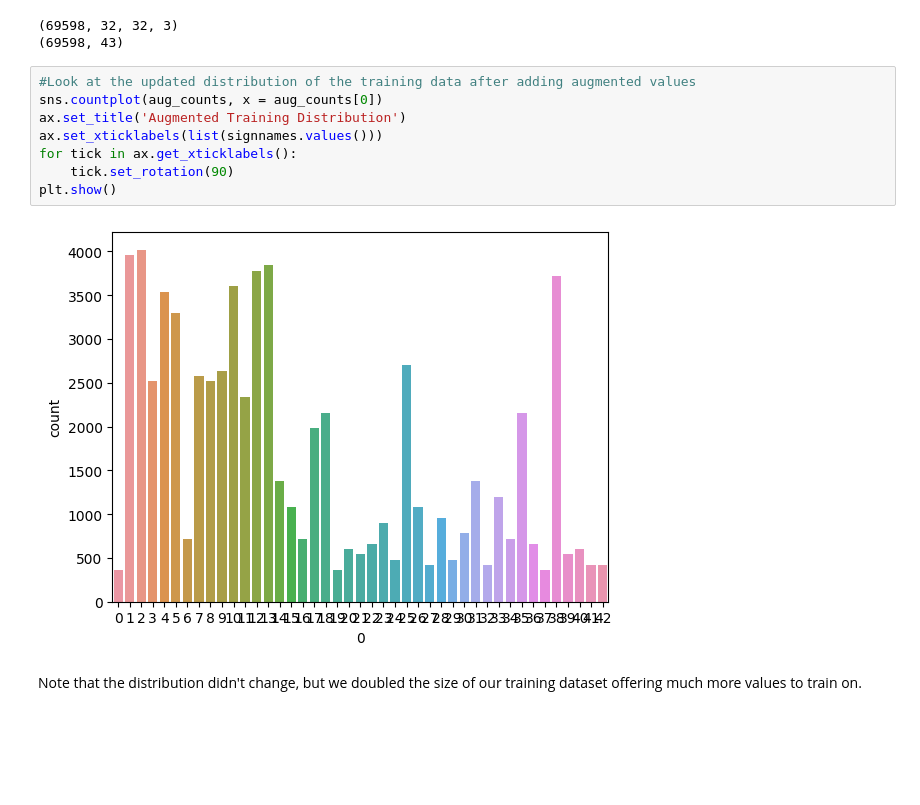
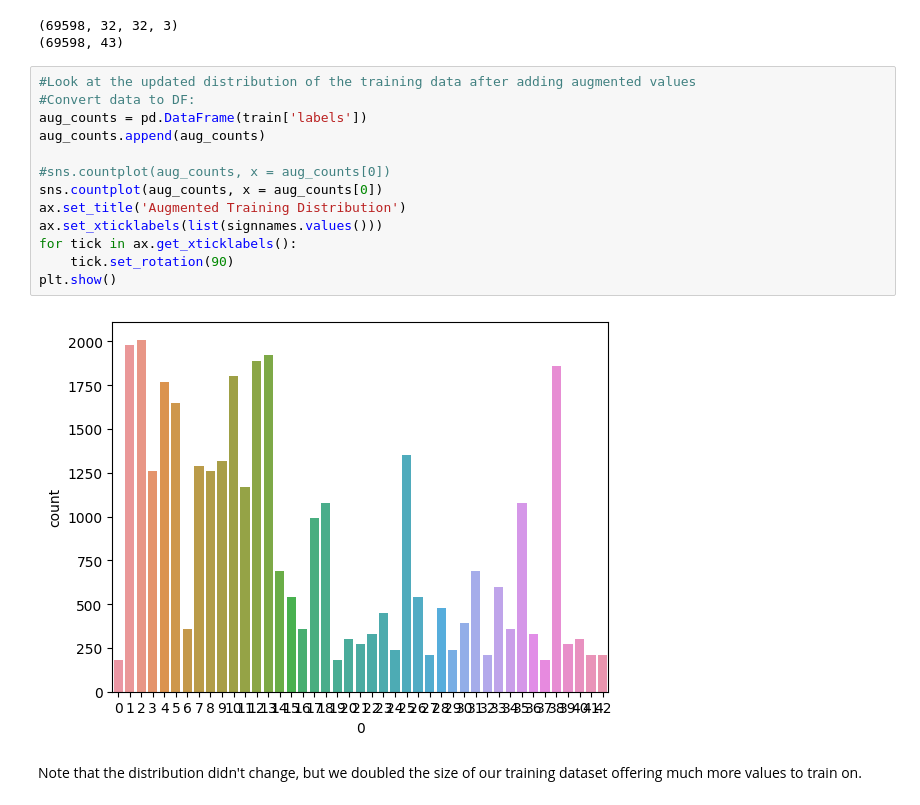
Before and after one commit to guevelel/COMP4449_Image_Classification, a Jupyter notebook: Traffic_Signs_COMP4449.ipynb, the cells around one changed output. Cells and saved outputs as stored; diff of their text form; blank space fills up the shorter version.

```diff
--- a/Traffic_Signs_COMP4449.ipynb
+++ b/Traffic_Signs_COMP4449.ipynb
@@ -472,14 +471,19 @@ print(y_train_enlarged.shape)
 (69598, 43)
 # %%
 #Look at the updated distribution of the training data after adding augmented values
+#Convert data to DF:
+aug_counts = pd.DataFrame(train['labels'])
+aug_counts.append(aug_counts)
+
+#sns.countplot(aug_counts, x = aug_counts[0])
 sns.countplot(aug_counts, x = aug_counts[0])
 ax.set_title('Augmented Training Distribution')
 ax.set_xticklabels(list(signnames.values()))
 for tick in ax.get_xticklabels():
     tick.set_rotation(90)
 plt.show()
 # %% [output]
-[figure, old version]
+[figure, new version]
 # %% [markdown]
 Note that the distribution didn't change, but we doubled the size of our training dataset offering much more values to train on.
 # %% [markdown]
```
Also changed, not shown: parts of 14 cells of this notebook.
